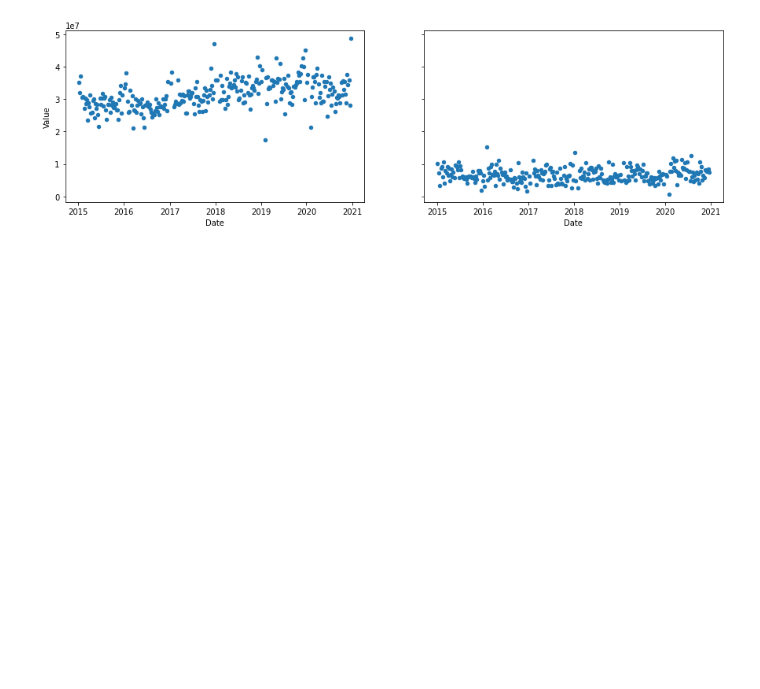
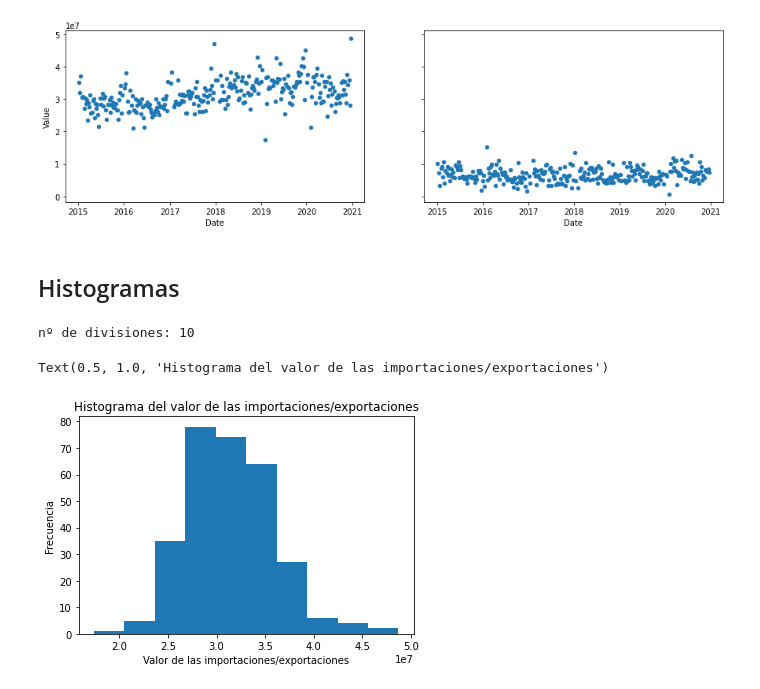
Before and after one commit to garabaya/Curso-Completo-Machine-Learning-Python, a Jupyter notebook: Sección 4. Limpieza/Visualización básica.ipynb, the cells around one changed output. Drawn from its saved outputs; the diff is of its cells as text; code cells hidden in the pictures; blank space fills up the shorter version.

Commit message:
Clase 35-36. Histogramas y Boxplot

```diff
--- a/Sección 4. Limpieza/Visualización básica.ipynb
+++ b/Sección 4. Limpieza/Visualización básica.ipynb
@@ -6,5 +7,5 @@ import matplotlib.pyplot as plt
 
 %matplotlib inline
 # %%
-data = pd.read_csv("../datasets/exercises/downloaded_covid_effects.csv")
+raw_data = pd.read_csv("../datasets/exercises/downloaded_covid_effects.csv")
 # %%
@@ -17,6 +18,7 @@ data.head()
 | 3 | 3 | Exports | 2015 | 03/02/2015 | Tuesday | 04/02/2020 | All | All | All | ... |
 | 4 | 4 | Exports | 2015 | 04/02/2015 | Wednesday | 05/02/2020 | All | All | All | ... |
 # %%
+data = raw_data
 data['Date']=pd.to_datetime(data['Date'])
 data['Year']=pd.to_numeric(data['Year'])
 data['Value']=pd.to_numeric(data['Value'])
@@ -100,3 +102,17 @@ dataUSA.plot(kind="scatter", x='Date', y='Value', ax=axs[1])
 # %% [output]
 <matplotlib.axes._subplots.AxesSubplot at 0x...>
 [figure]
+# %% [markdown]
+## Histogramas
+# %%
+not_nan_data = data[data['Value'].notna()]
+k = int(np.ceil(1+np.log2(len(not_nan_data)))) #Regla de Struges para calcular el nº de divisiones
+print("nº de divisiones: %d" % (k))
+plt.hist(not_nan_data['Value'], bins = k)
+plt.xlabel("Valor de las importaciones/exportaciones")
+plt.ylabel("Frecuencia")
+plt.title("Histograma del valor de las importaciones/exportaciones")
+# %% [output]
+nº de divisiones: 10
+Text(0.5, 1.0, 'Histograma del valor de las importaciones/exportaciones')
+[figure, added]
```
Also changed, not shown: parts of 5 cells of this notebook.
